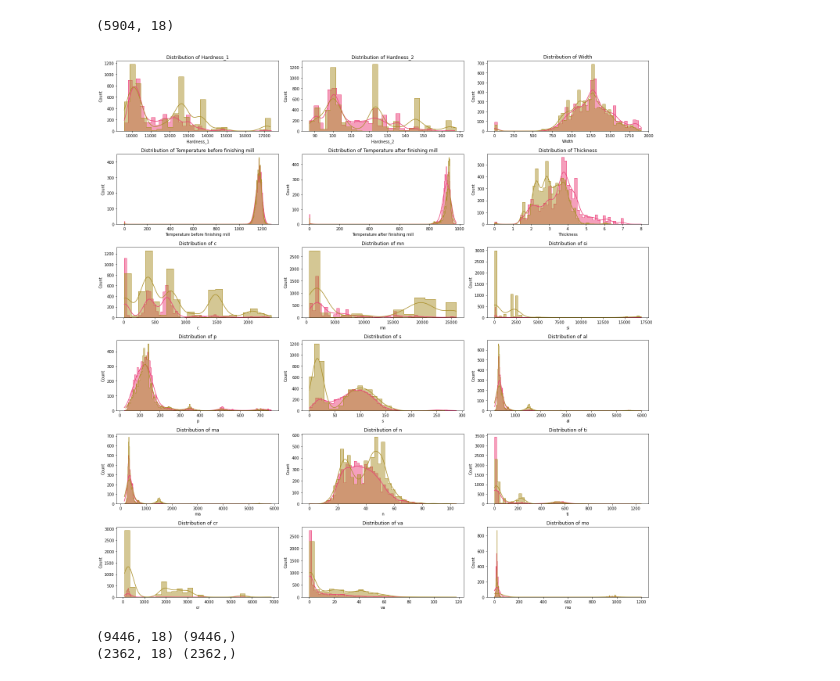
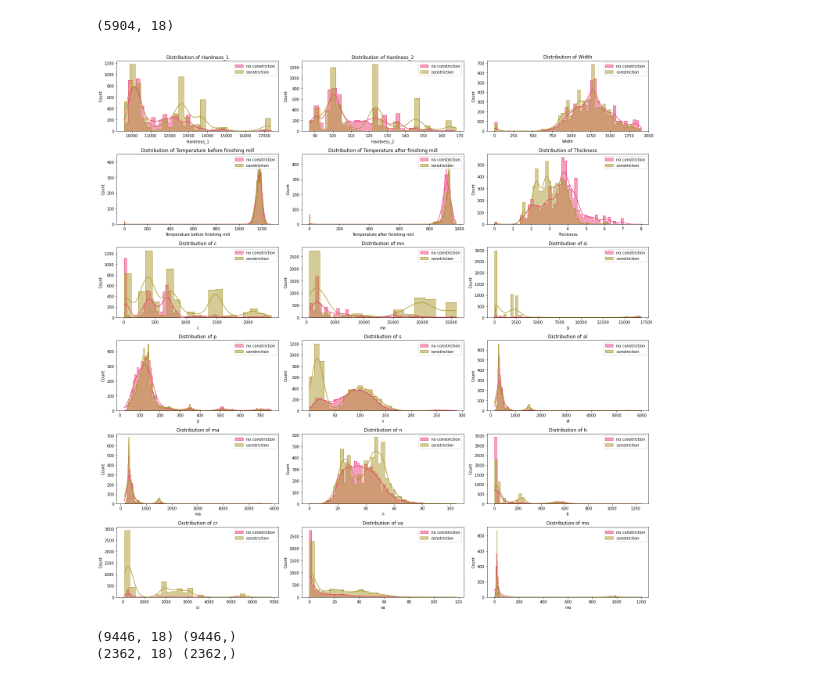
Before and after one commit to HavvaEb/ArcelorMittal_project, a Jupyter notebook: classification.ipynb, the cells around one changed output. Saved outputs shown, nothing was run; the diff lists cells and outputs as text; code cells hidden in the pictures.

```diff
--- a/classification.ipynb
+++ b/classification.ipynb
@@ -125,15 +116,17 @@ x1.shape
 # %%
 feature_cols=x0.columns[0:18].to_numpy()
 plt.figure(figsize=(20,20))
 for i,col in enumerate(feature_cols):
     plt.subplot(6,3,i+1)
     sns.histplot(data=x0,x=col,kde=True,element='step',color='#EC407A')
-    sns.histplot(data=x1,x=col,kde=True,element='step',color='#AB902B')
+    sns.histplot(data=x1,x=col,kde=True,element='step',color='#AB982E')
+    plt.legend(labels=['no constriction','_nolegend_','constriction','_nolegend_'])
     plt.title(f"Distribution of {col}")
+
 plt.tight_layout()
 plt.show()
 # %% [output]
-[figure, old version]
+[figure, new version]
 # %%
 # Split dataframe into random train and test subsets
 from sklearn.model_selection import train_test_split
```
Also changed, not shown: parts of 1 cell of this notebook, 1 other file.
